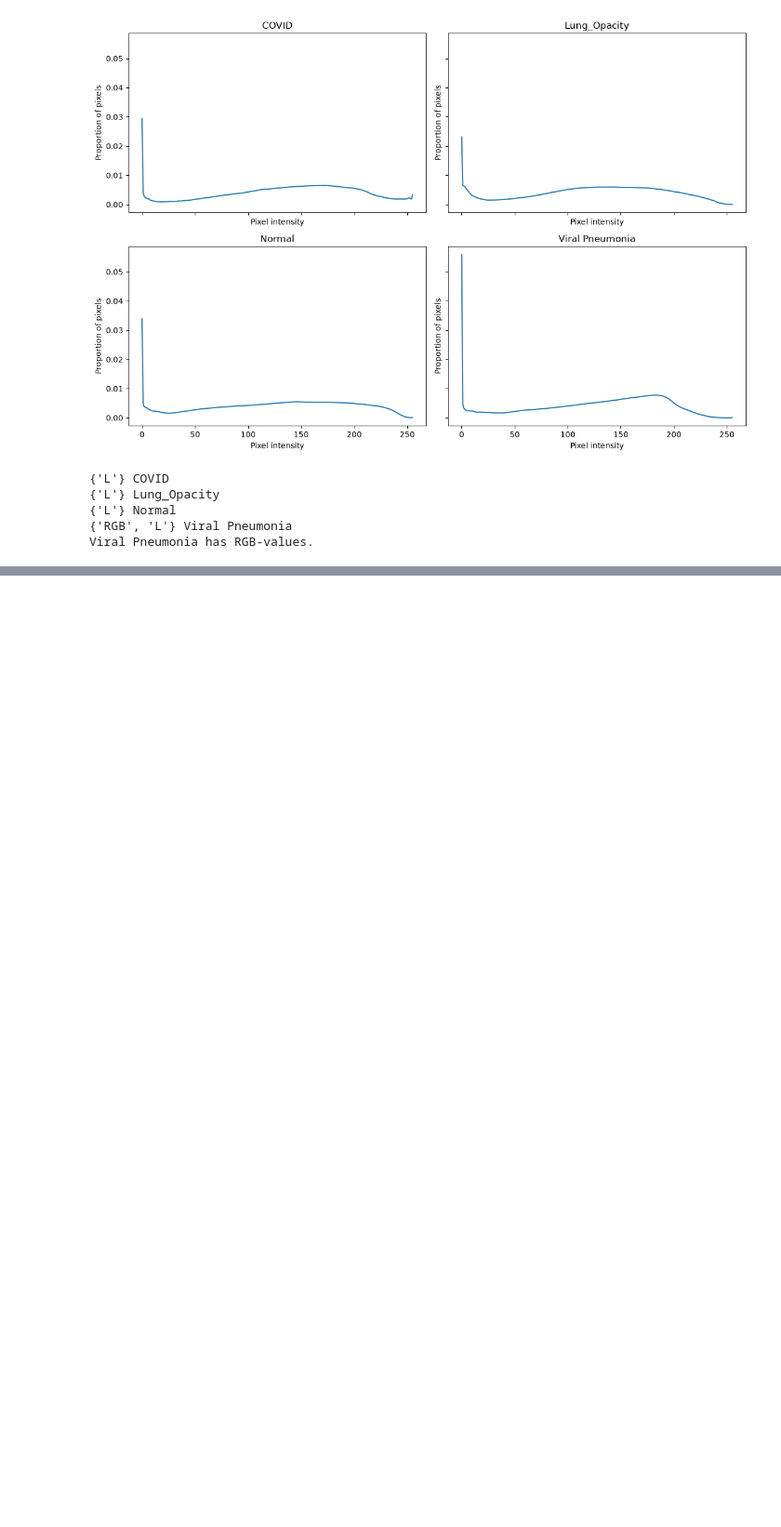
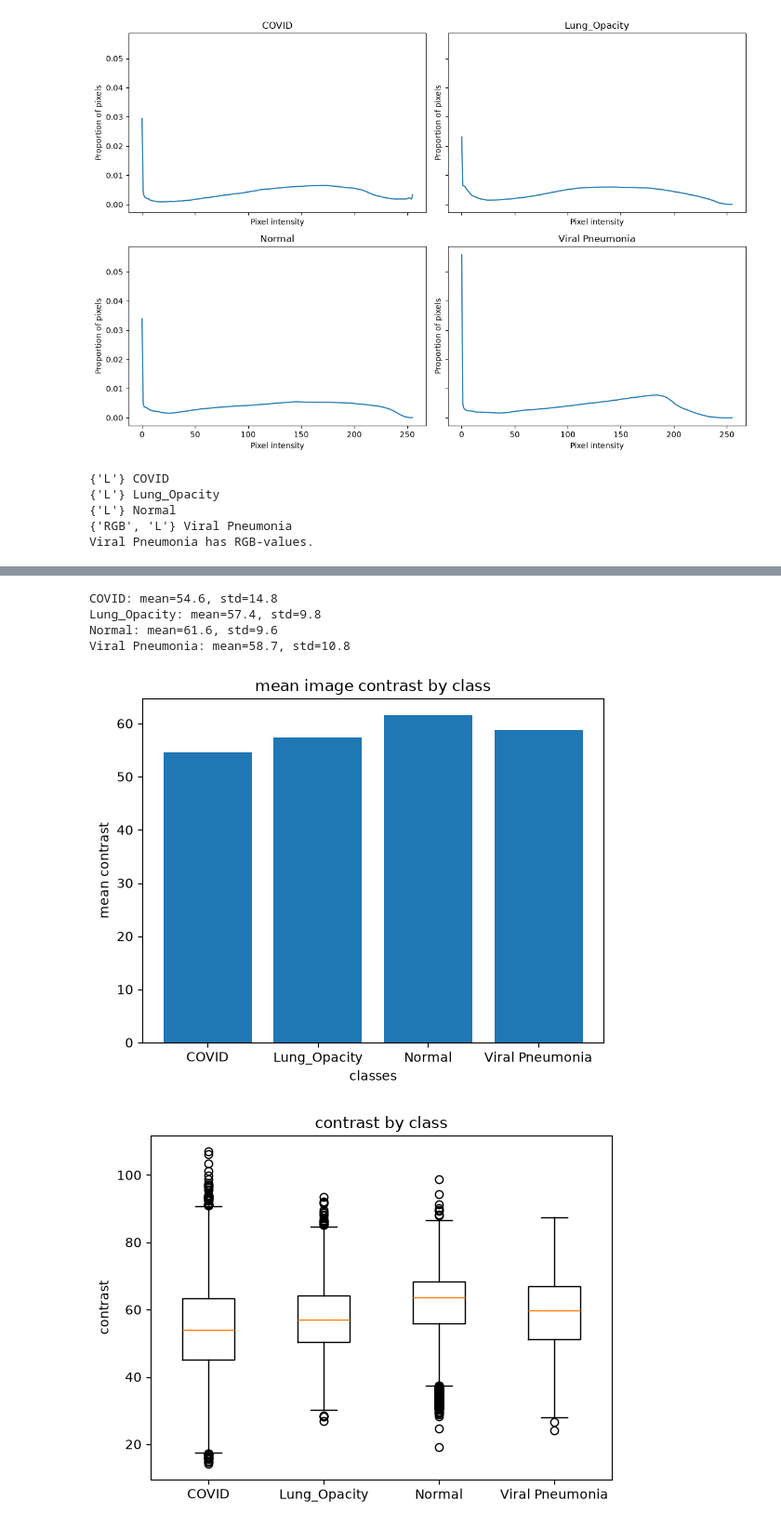
Before and after one commit to DataScientest-Studio/jun26_bds_int_covid, a Jupyter notebook: notebooks/01_exploration.ipynb, the cells around one changed output, grey strips where cells are left out. Shown at 93% size. Saved outputs shown, nothing was run; the diff lists cells and outputs as text; code cells hidden in the pictures; blank space fills up the shorter version.

```diff
--- a/notebooks/01_exploration.ipynb
+++ b/notebooks/01_exploration.ipynb
@@ -311,0 +325,35 @@ plt.show()
+# %%
+classes = ["COVID", "Lung_Opacity", "Normal", "Viral Pneumonia"]
+class_contrast = {}
+contrast_by_class = []
+
+for c in classes:
+    folder = dataset_path / c / "images"
+    contrast_values = []
+
+    for image_path in folder.glob("*.png"):
+        with Image.open(image_path) as image:
+            grayscale = np.asarray(image.convert("L"), dtype=np.uint8)
+        contrast_values.append(grayscale.std())
+
+    class_contrast[c] = np.mean(contrast_values)
+    contrast_by_class.append(contrast_values)
+    print(f"{c}: mean={class_contrast[c]:.1f}, std={np.std(contrast_values):.1f}")
+
+plt.bar(class_contrast.keys(), class_contrast.values())
+plt.xlabel("classes")
+plt.ylabel("mean contrast")
+plt.title("mean image contrast by class")
+plt.show()
+
+plt.boxplot(contrast_by_class, tick_labels=classes)
+plt.ylabel("contrast")
+plt.title("contrast by class")
+plt.show()
+# %% [output]
+COVID: mean=54.6, std=14.8
+Lung_Opacity: mean=57.4, std=9.8
+Normal: mean=61.6, std=9.6
+Viral Pneumonia: mean=58.7, std=10.8
+[figure, added]
+[figure, added]
```
Also changed, not shown: parts of 1 cell of this notebook.
